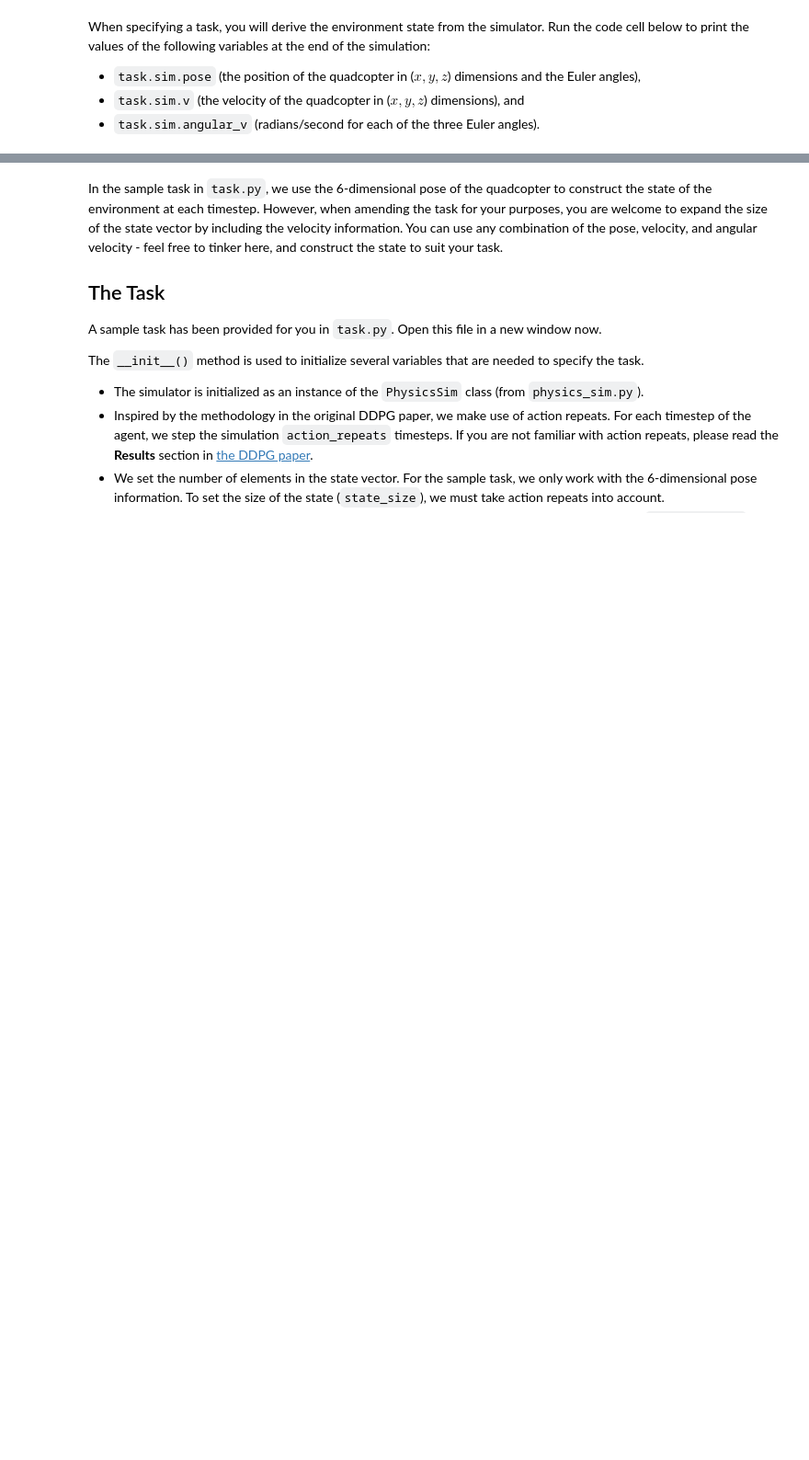
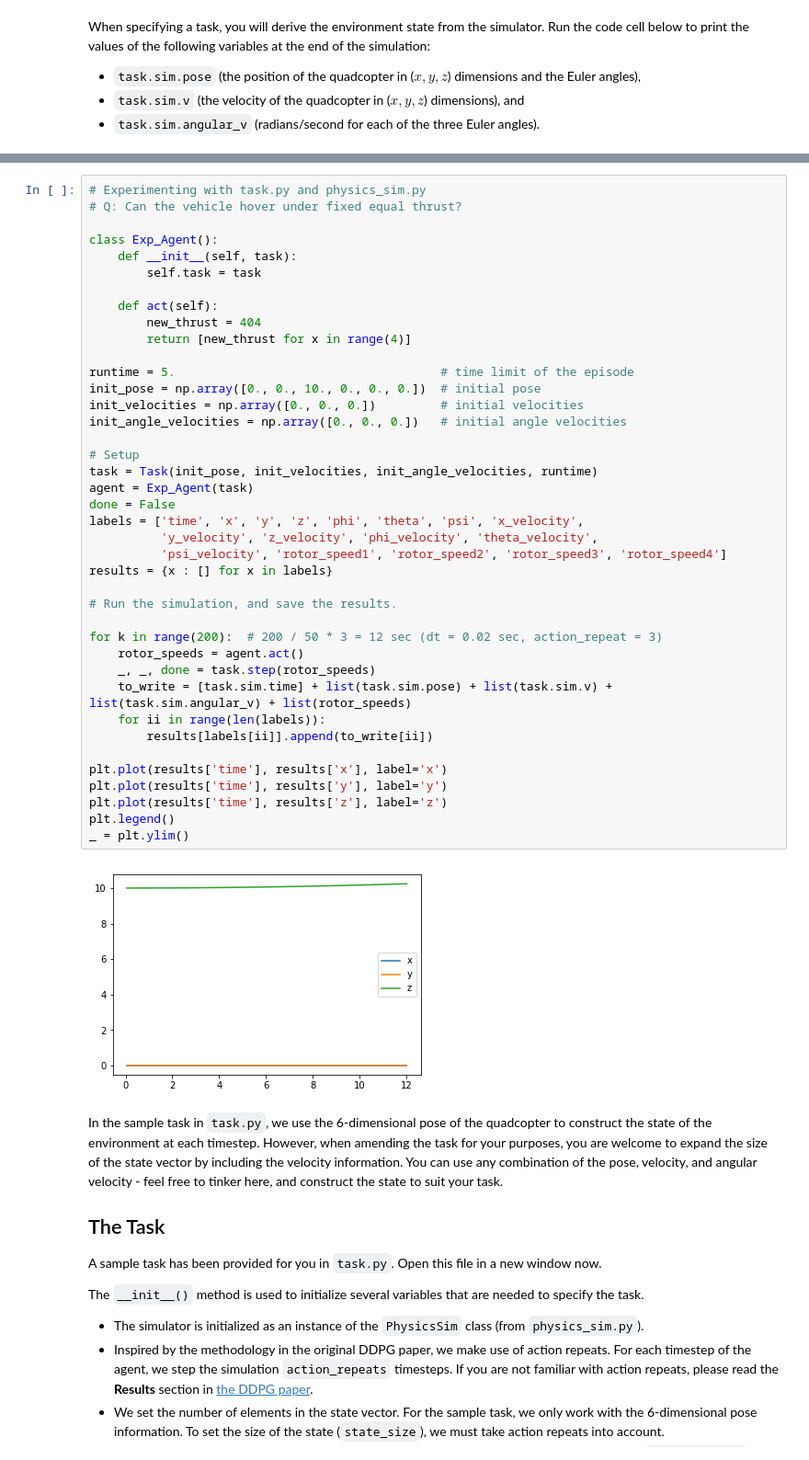
Before and after one commit to suvoganguli/DeepLearning, a Jupyter notebook: Part6_ReinforcedLearning/Project-Quadcopter/Quadcopter_Project.ipynb, the cells around one changed output, grey strips where cells are left out. Shown at 92% size. Cells and saved outputs as stored; diff of their text form; blank space fills up the shorter version.

```diff
--- a/Part6_ReinforcedLearning/Project-Quadcopter/Quadcopter_Project.ipynb
+++ b/Part6_ReinforcedLearning/Project-Quadcopter/Quadcopter_Project.ipynb
@@ -153,3 +153,45 @@ print(task.sim.angular_v)
+# %%
+# Experimenting with task.py and physics_sim.py
+# Q: Can the vehicle hover under fixed equal thrust?
+
+class Exp_Agent():
+    def __init__(self, task):
+        self.task = task
+
+    def act(self):
+        new_thrust = 404
+        return [new_thrust for x in range(4)]
+
+runtime = 5.                                     # time limit of the episode
+init_pose = np.array([0., 0., 10., 0., 0., 0.])  # initial pose
+init_velocities = np.array([0., 0., 0.])         # initial velocities
+init_angle_velocities = np.array([0., 0., 0.])   # initial angle velocities
+
+# Setup
+task = Task(init_pose, init_velocities, init_angle_velocities, runtime)
+agent = Exp_Agent(task)
+done = False
+labels = ['time', 'x', 'y', 'z', 'phi', 'theta', 'psi', 'x_velocity',
+          'y_velocity', 'z_velocity', 'phi_velocity', 'theta_velocity',
+          'psi_velocity', 'rotor_speed1', 'rotor_speed2', 'rotor_speed3', 'rotor_speed4']
+results = {x : [] for x in labels}
+
+# Run the simulation, and save the results.
+
+for k in range(200):  # 200 / 50 * 3 = 12 sec (dt = 0.02 sec, action_repeat = 3)
+    rotor_speeds = agent.act()
+    _, _, done = task.step(rotor_speeds)
+    to_write = [task.sim.time] + list(task.sim.pose) + list(task.sim.v) + list(task.sim.angular_v) + list(rotor_speeds)
+    for ii in range(len(labels)):
+        results[labels[ii]].append(to_write[ii])
+
+plt.plot(results['time'], results['x'], label='x')
+plt.plot(results['time'], results['y'], label='y')
+plt.plot(results['time'], results['z'], label='z')
+plt.legend()
+_ = plt.ylim()
+# %% [output]
+[figure, added]
 # %% [markdown]
 In the sample task in `task.py`, we use the 6-dimensional pose of the quadcopter to construct the state of the environment at each timestep.  However, when amending the task for your purposes, you are welcome to expand the size of the state vector by including the velocity information.  You can use any combination of the pose, velocity, and angular velocity - feel free to tinker here, and construct the state to suit your task.
 
```
Also changed, not shown: parts of 9 cells of this notebook, 4 other files.
